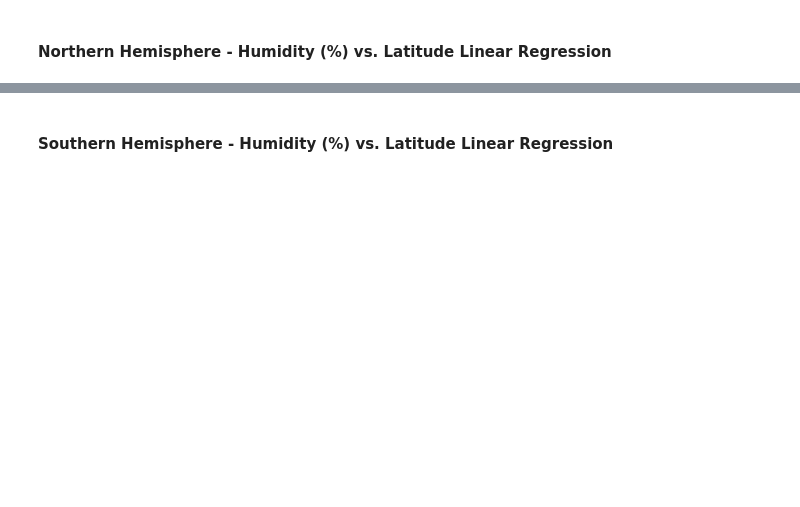
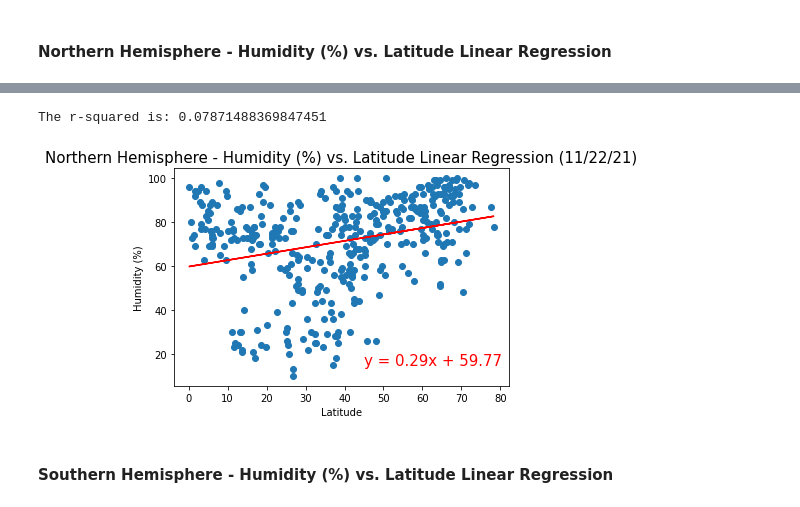
Before and after one commit to V-Villagomez/Python_API_Challenge, a Jupyter notebook: WeatherPy/WeatherPy.ipynb, the cells around one changed output, grey strips where cells are left out. Saved outputs shown, nothing was run; the diff lists cells and outputs as text; code cells hidden in the pictures; blank space fills up the shorter version.

```diff
--- a/WeatherPy/WeatherPy.ipynb
+++ b/WeatherPy/WeatherPy.ipynb
@@ -272,2 +315,17 @@ The r-squared is: 0.10829462153873139
+# %%
+# Use created functions
+eq = linear_regression(n_hemisphere_df["City Latitude"], n_hemisphere_df["Humidity"])
+annotate(eq, 45, 15)
+
+# Label plot
+plt.title("Northern Hemisphere - Humidity (%) vs. Latitude Linear Regression (11/22/21)", color="black", fontsize=15)
+plt.xlabel("Latitude")
+plt.ylabel("Humidity (%)")
+
+# Save the .png file
+plt.savefig("Images/nhempispherehumidity_lat.png")
+# %% [output]
+The r-squared is: 0.07871488369847451
+[figure, added]
 # %% [markdown]
 ####  Southern Hemisphere - Humidity (%) vs. Latitude Linear Regression
```
Also changed, not shown: parts of 26 cells of this notebook, 8 other files.
